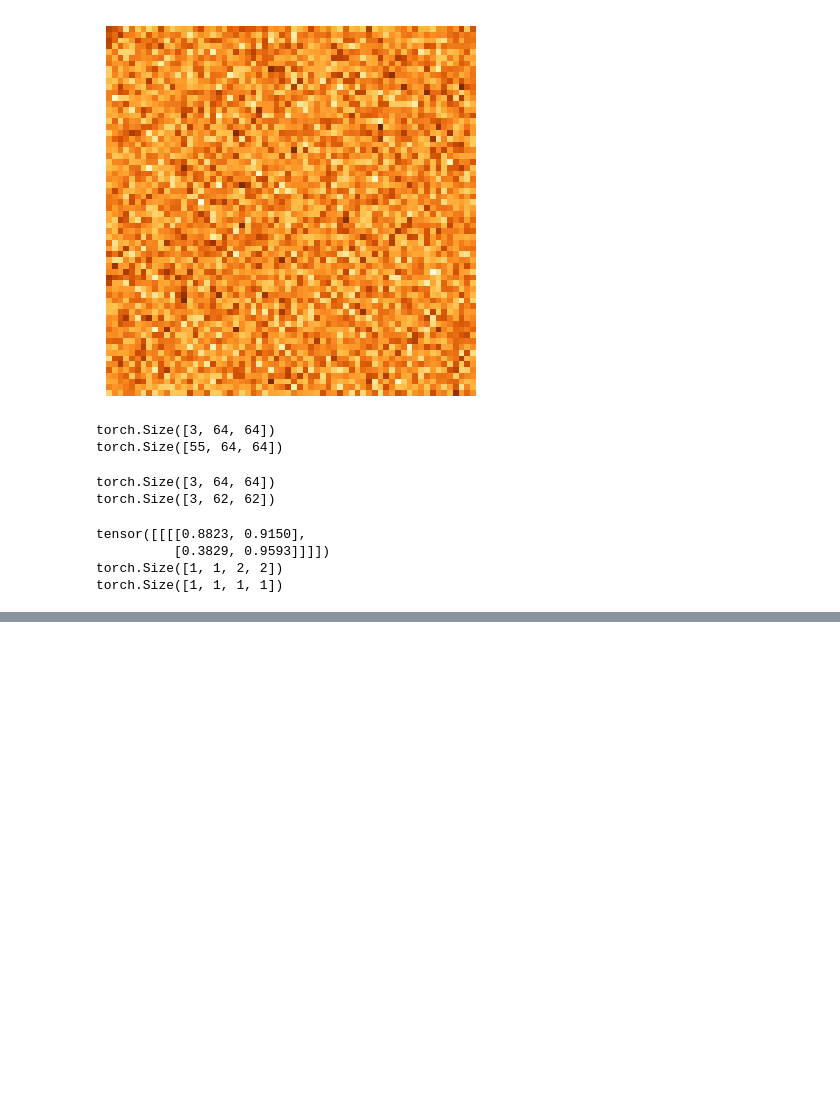
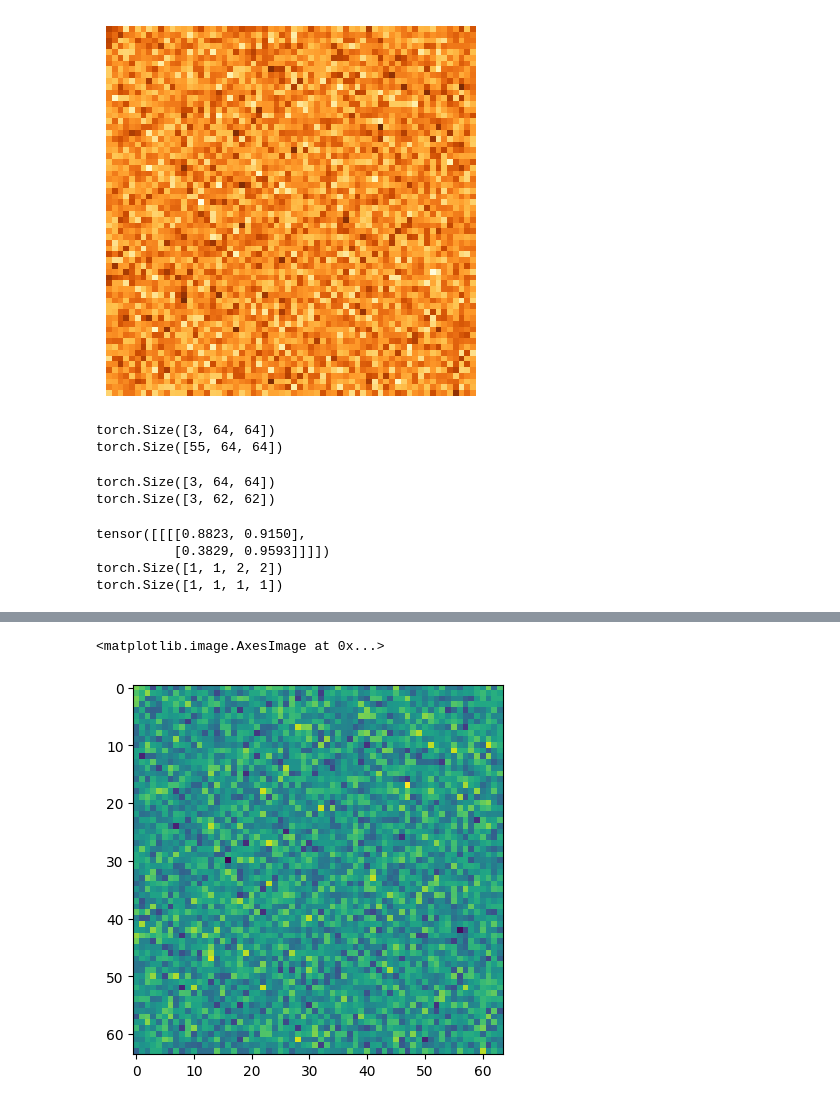
Before and after one commit to 00015775/learning-lab, a Jupyter notebook: pytorch/notebooks/03_youtube_pytorch.ipynb, the cells around one changed output, grey strips where cells are left out. Drawn from its saved outputs; the diff is of its cells as text; code cells hidden in the pictures; blank space fills up the shorter version.

```diff
--- a/pytorch/notebooks/03_youtube_pytorch.ipynb
+++ b/pytorch/notebooks/03_youtube_pytorch.ipynb
@@ -1068,0 +1137,5 @@ torch.Size([16, 10])
+# %%
+plt.imshow(images[0,0])
+# %% [output]
+<matplotlib.image.AxesImage at 0x...>
+[figure, added]
```
Also changed, not shown: parts of 53 cells of this notebook.
